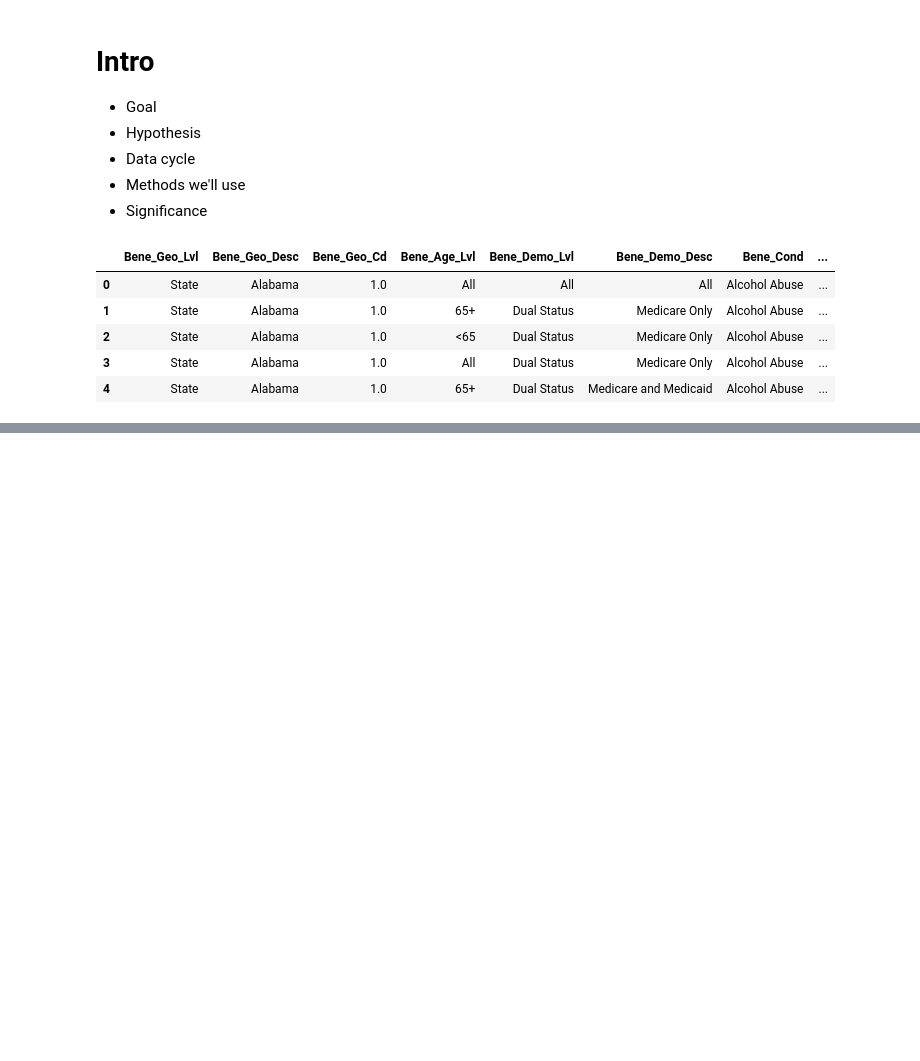
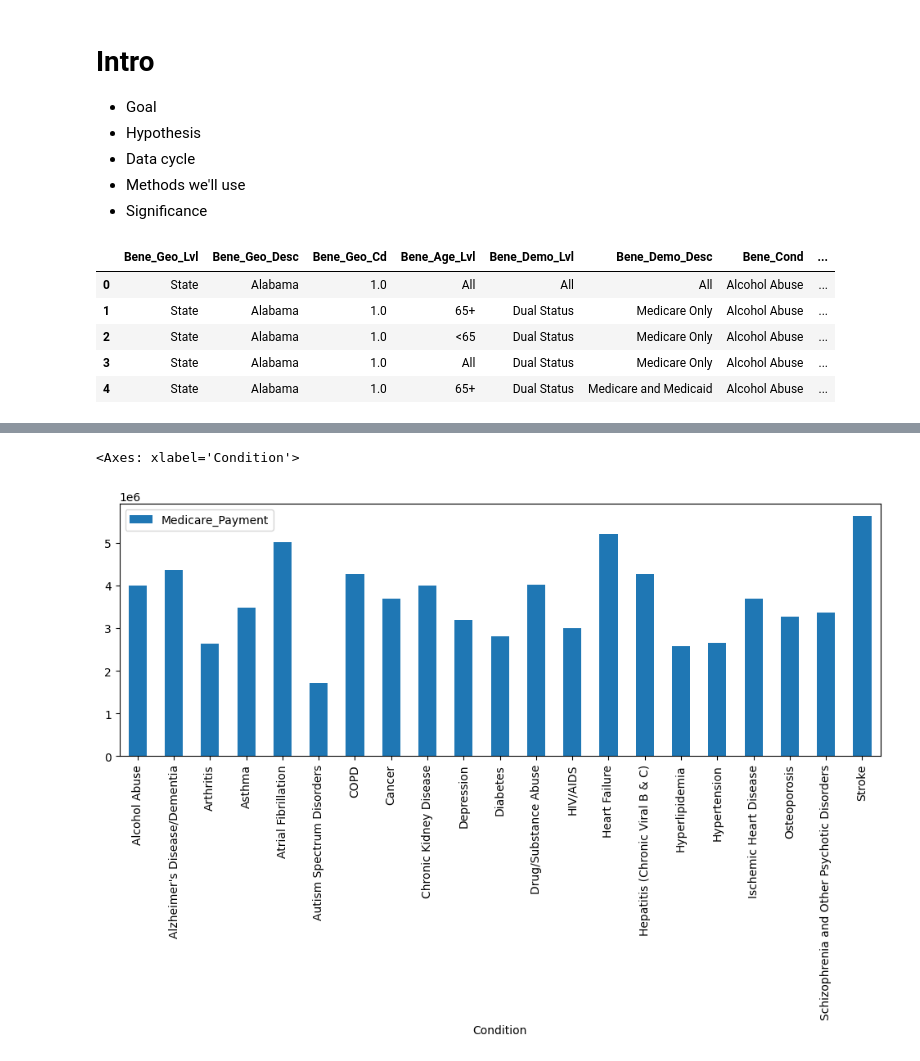
Before and after one commit to wrenp03/chronicillnesspredictor, a Jupyter notebook: main.ipynb, the cells around one changed output, grey strips where cells are left out. Cells and saved outputs as stored; diff of their text form; code cells hidden in the pictures; blank space fills up the shorter version.

```diff
--- a/main.ipynb
+++ b/main.ipynb
@@ -69,0 +94,10 @@ df.head()
+# %%
+# Bar graph of disease vs per capita spending
+
+df2 = df[["Condition", "Medicare_Payment"]]
+
+df2 = df2.dropna(subset=['Medicare_Payment'])
+
+df2 = df2.groupby(['Condition']).sum()
+
+df2
@@ -69,0 +123,5 @@ df.head()
+# %%
+df2.plot.bar(figsize=(12, 4))
+# %% [output]
+<Axes: xlabel='Condition'>
+[figure, added]
```
Also changed, not shown: parts of 7 cells of this notebook.
